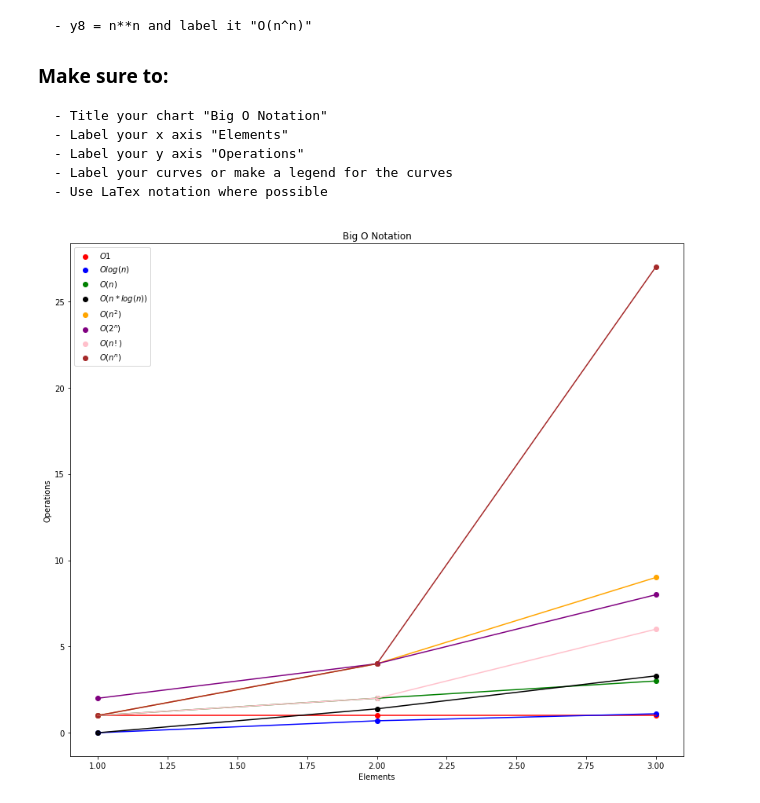
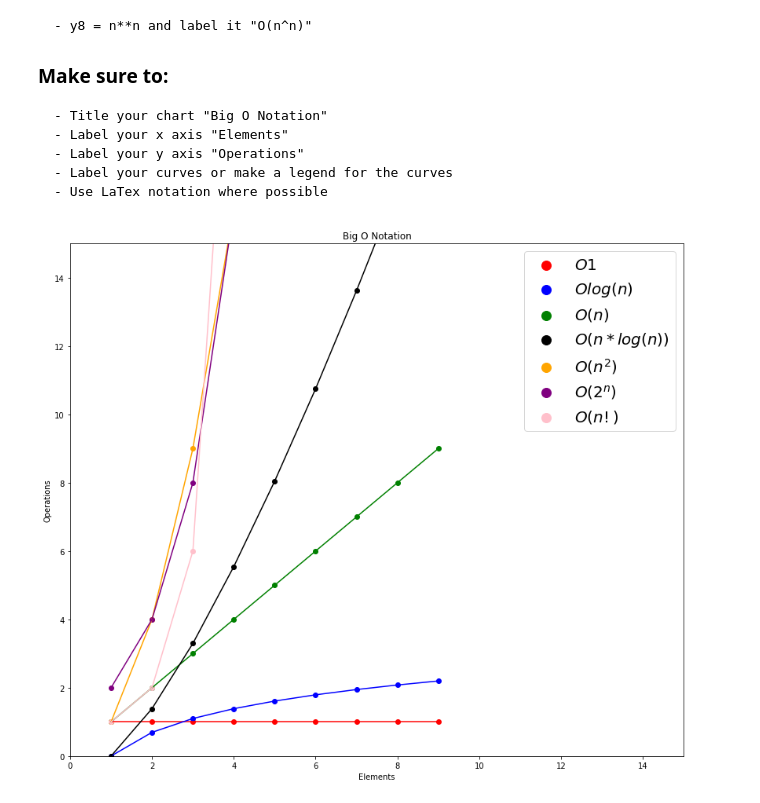
Before and after one commit to johnathon-smith/numpy-pandas-visualization-exercises, a Jupyter notebook: big_o_notation.ipynb, the cells around one changed output. Saved outputs shown, nothing was run; the diff lists cells and outputs as text; code cells hidden in the pictures.

Commit message:
Corrected the graph and made it easier to read

```diff
--- a/big_o_notation.ipynb
+++ b/big_o_notation.ipynb
@@ -22,7 +22,7 @@ import scipy.special
     - Use LaTex notation where possible
 # %%
 #Create n values
-n = list(range(1,4))
+n = list(range(1,10))
 n = pd.Series(n)
 # %%
 #Create y values
@@ -39,34 +39,38 @@ y8 = n**n
 plt.figure(figsize = (14,12))
 
 plt.scatter(n,y1, c = 'red', label = '$O1$')
 plt.plot(n,y1, c = 'red')
 
 plt.scatter(n,y2, c = 'blue', label = '$Olog(n)$')
 plt.plot(n,y2, c = 'blue')
 
 plt.scatter(n, y3, c = 'green', label = '$O(n)$')
 plt.plot(n, y3, c = 'green')
 
 plt.scatter(n, y4, c = 'black', label = '$O(n * log(n))$')
 plt.plot(n, y4, c = 'black')
 
 plt.scatter(n, y5, c = 'orange', label = '$O(n^2)$')
 plt.plot(n, y5, c = 'orange')
 
 plt.scatter(n, y6, c = 'purple', label = '$O(2^n)$')
 plt.plot(n, y6, c = 'purple')
 
 plt.scatter(n, y7, c = 'pink', label = '$O(n!)$')
 plt.plot(n, y7, c = 'pink')
 
-plt.scatter(n, y8, c = 'brown', label = '$O(n^n)$')
-plt.plot(n, y8, c = 'brown')
+#Had to comment this out because it was producing many vertical lines
+#plt.scatter(n, y8, c = 'brown', label = '$O(n^n)$')
+#plt.plot(n, y8, c = 'brown')
 
 plt.title('Big O Notation')
 plt.xlabel('Elements')
 plt.ylabel('Operations')
-plt.legend(loc='best')
+plt.legend(loc='best', prop={'size':20}, markerscale = 2.0)
+
+plt.xlim(0,15)
+plt.ylim(0,15)
 
 plt.show()
 # %% [output]
-[figure, old version]
+[figure, new version]
```
